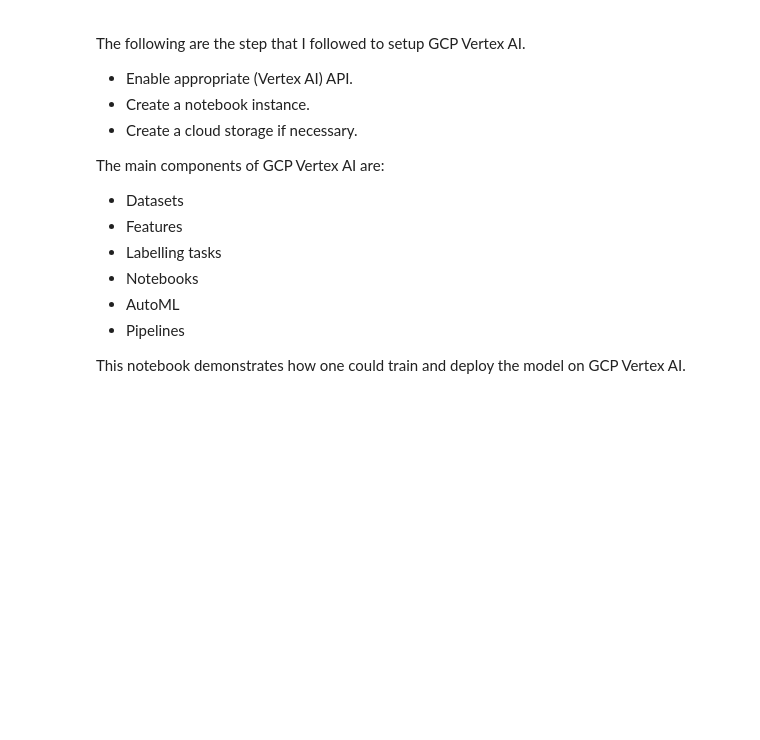
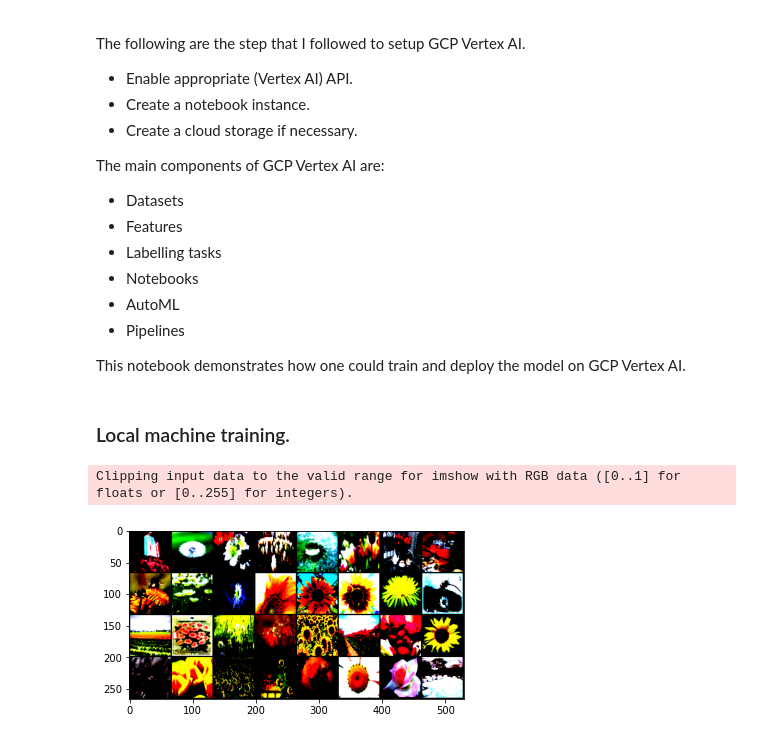
Before and after one commit to NikhilKamathB/Co-curricular, a Jupyter notebook: AI mini projects/Flower-recognizer/run.ipynb, the cells around one changed output. Cells and saved outputs as stored; diff of their text form; code cells hidden in the pictures; blank space fills up the shorter version.

```diff
--- a/AI mini projects/Flower-recognizer/run.ipynb
+++ b/AI mini projects/Flower-recognizer/run.ipynb
@@ -16,3 +16,5 @@ The main components of GCP Vertex AI are:
 * Pipelines
 
 This notebook demonstrates how one could train and deploy the model on GCP Vertex AI.
+# %% [markdown]
+### Local machine training.
@@ -18,0 +27,13 @@ This notebook demonstrates how one could train and deploy the model on GCP Verte
+# %%
+os.environ['TORCH_HOME'] = config.config.model_dir
+DEVICE = torch.device(config.config.device)
+_data = data.Data(data_dir=config.config.data_dir, train_batch_size=config.config.train_batch_size, test_batch_size=config.config.test_batch_size)
+_data.visualize()
+TRAIN_LOADER, TEST_LOADER = _data.get_loaders()
+MODEL = net.Resnet18().get_model(num_classes=config.config.num_classes).to(DEVICE)
+OPTIMIZER = optim.SGD(MODEL.parameters(), lr=config.config.lr, momentum=config.config.momentum)
+CRITERION = torch.nn.CrossEntropyLoss()
+SCHEDULER = torch.optim.lr_scheduler.ReduceLROnPlateau(OPTIMIZER, 'min', patience=config.config.patience)
+# %% [output]
+Clipping input data to the valid range for imshow with RGB data ([0..1] for floats or [0..255] for integers).
+[figure, added]
```
Also changed, not shown: parts of 21 cells of this notebook, 12 other files.
